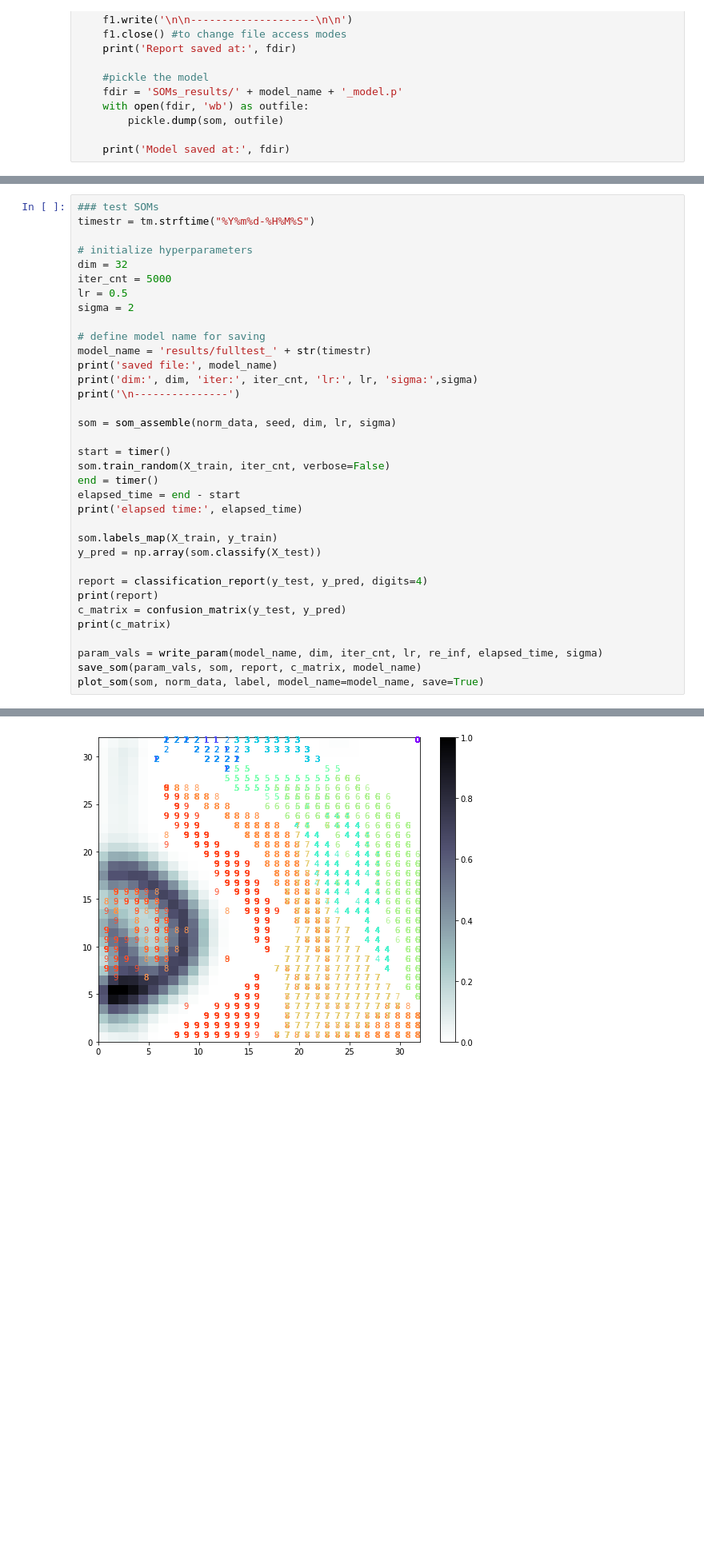
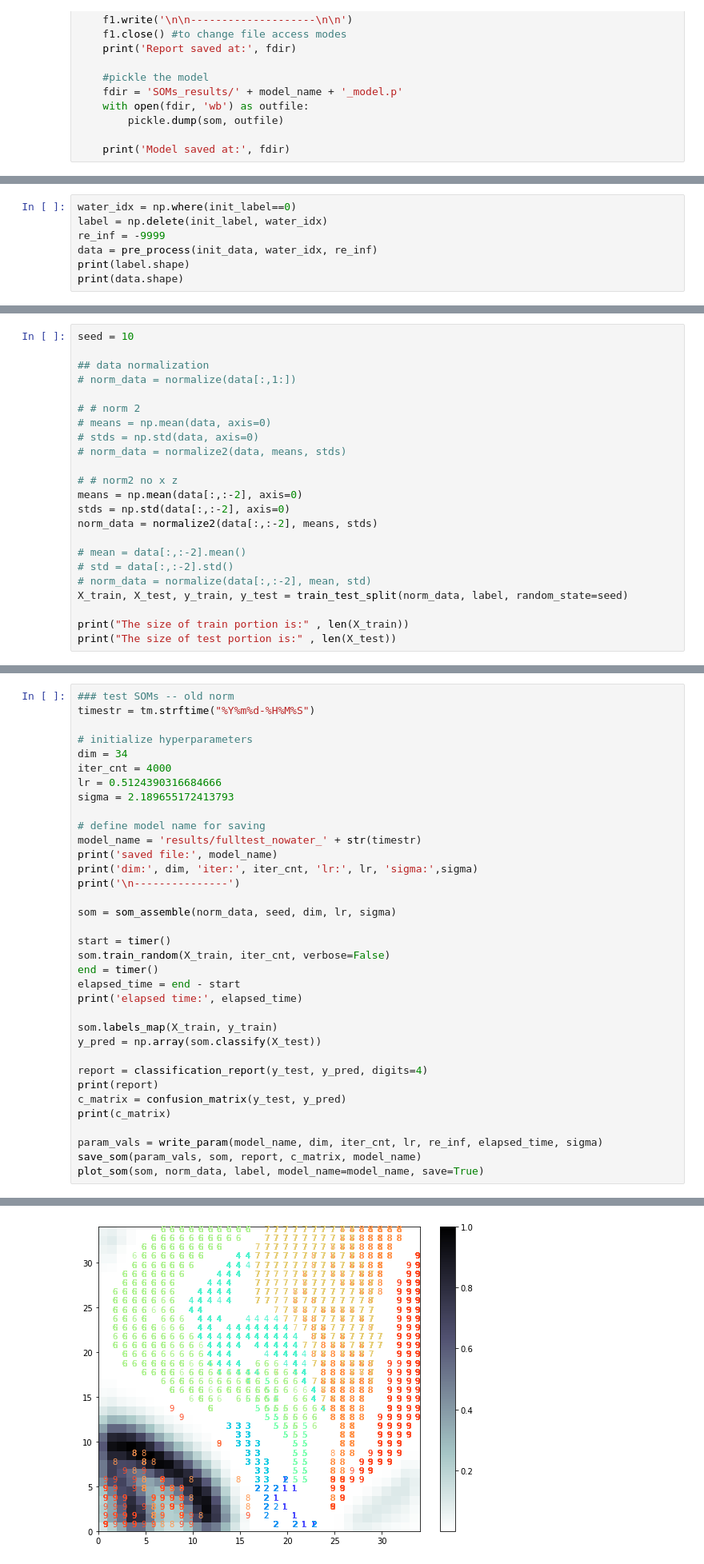
Before and after one commit to msc-acse/acse-9-independent-research-project-wafflescore, a Jupyter notebook: Working Files/SOMs.ipynb, the cells around one changed output, grey strips where cells are left out. Shown at 80% size. Cells and saved outputs as stored; diff of their text form; blank space fills up the shorter version.

Commit message:
diff norm testing

```diff
--- a/Working Files/SOMs.ipynb
+++ b/Working Files/SOMs.ipynb
@@ -228,0 +260,7 @@ def save_som(param_vals, som, report, c_matrix, model_name, grid=False, rand=Fal
+# %%
+water_idx = np.where(init_label==0)
+label = np.delete(init_label, water_idx)
+re_inf = -9999
+data = pre_process(init_data, water_idx, re_inf)
+print(label.shape)
+print(data.shape)
@@ -264,0 +305,23 @@ print(norm_data.shape)
+# %%
+seed = 10
+
+## data normalization
+# norm_data = normalize(data[:,1:])
+
+# # norm 2
+# means = np.mean(data, axis=0)
+# stds = np.std(data, axis=0)
+# norm_data = normalize2(data, means, stds)
+
+# # norm2 no x z
+means = np.mean(data[:,:-2], axis=0)
+stds = np.std(data[:,:-2], axis=0)
+norm_data = normalize2(data[:,:-2], means, stds)
+
+# mean = data[:,:-2].mean()
+# std = data[:,:-2].std()
+# norm_data = normalize(data[:,:-2], mean, std)
+X_train, X_test, y_train, y_test = train_test_split(norm_data, label, random_state=seed)
+
+print("The size of train portion is:" , len(X_train))
+print("The size of test portion is:" , len(X_test))
@@ -265,15 +331,15 @@ print(norm_data.shape)
 # %%
-### test SOMs
+### test SOMs -- old norm
 timestr = tm.strftime("%Y%m%d-%H%M%S")
 
 # initialize hyperparameters
-dim = 32
-iter_cnt = 5000
-lr = 0.5
-sigma = 2
+dim = 34
+iter_cnt = 4000
+lr = 0.5124390316684666
+sigma = 2.189655172413793
 
 # define model name for saving
-model_name = 'results/fulltest_' + str(timestr)
+model_name = 'results/fulltest_nowater_' + str(timestr)
 print('saved file:', model_name)
 print('dim:', dim, 'iter:', iter_cnt, 'lr:', lr, 'sigma:',sigma)
 print('\n---------------')
@@ -318 +384 @@ Plot saved at: SOMs_results/results/fulltest_20190703-221703_plot.png
-[figure, old version]
+[figure, new version]
```
Also changed, not shown: parts of 29 cells of this notebook.
